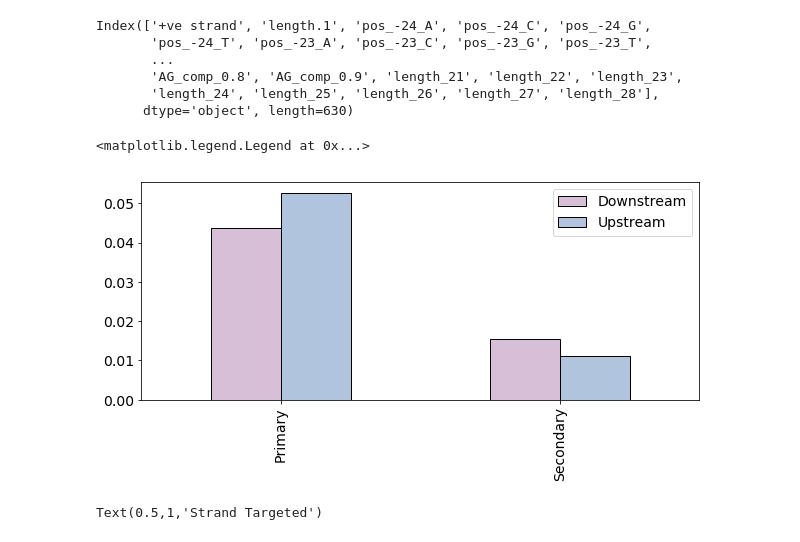
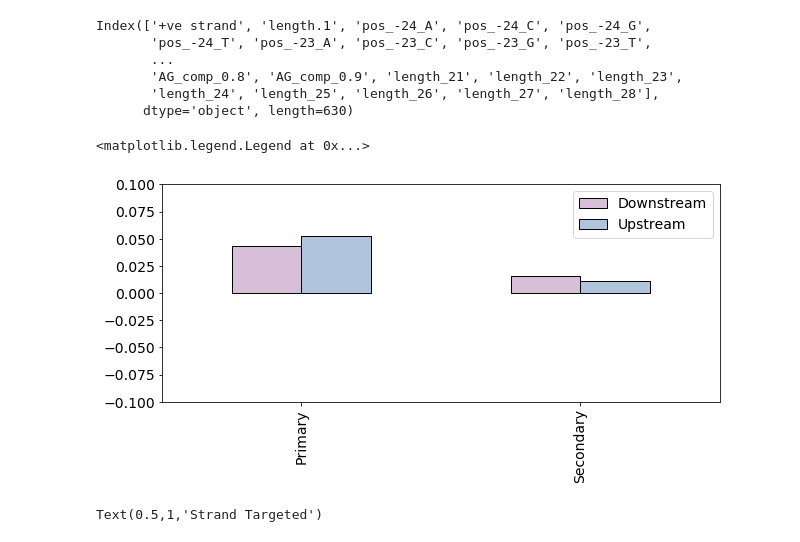
Before and after one commit to AnthonyHein/QCB455Project, a Jupyter notebook: PredictionWeights.ipynb, the cells around one changed output. Drawn from its saved outputs; the diff is of its cells as text; code cells hidden in the pictures.

```diff
--- a/PredictionWeights.ipynb
+++ b/PredictionWeights.ipynb
@@ -28,15 +28,16 @@ cols = cols.reshape(cols.shape[0])
 # %%
 dist_indices = ['dist' in colname for index, colname in enumerate(cols)]
 dist_coef = np.array(coef[dist_indices]).reshape(2,2)
 df = pd.DataFrame(dist_coef,
                  index=['Primary', 'Secondary'],
                  columns=pd.Index(['Downstream', 'Upstream']))
 
 df.plot(kind='bar',figsize=(10,4), color = ['thistle','lightsteelblue'], edgecolor='k', fontsize=14)
+plt.ylim((-0.1, 0.1))
 plt.legend(fontsize=14)
 # %% [output]
 <matplotlib.legend.Legend at 0x...>
-[figure, old version]
+[figure, new version]
 # %%
 dist_indices = ['+ve' in colname for index, colname in enumerate(cols)]
 dist_name = cols[dist_indices]
```
